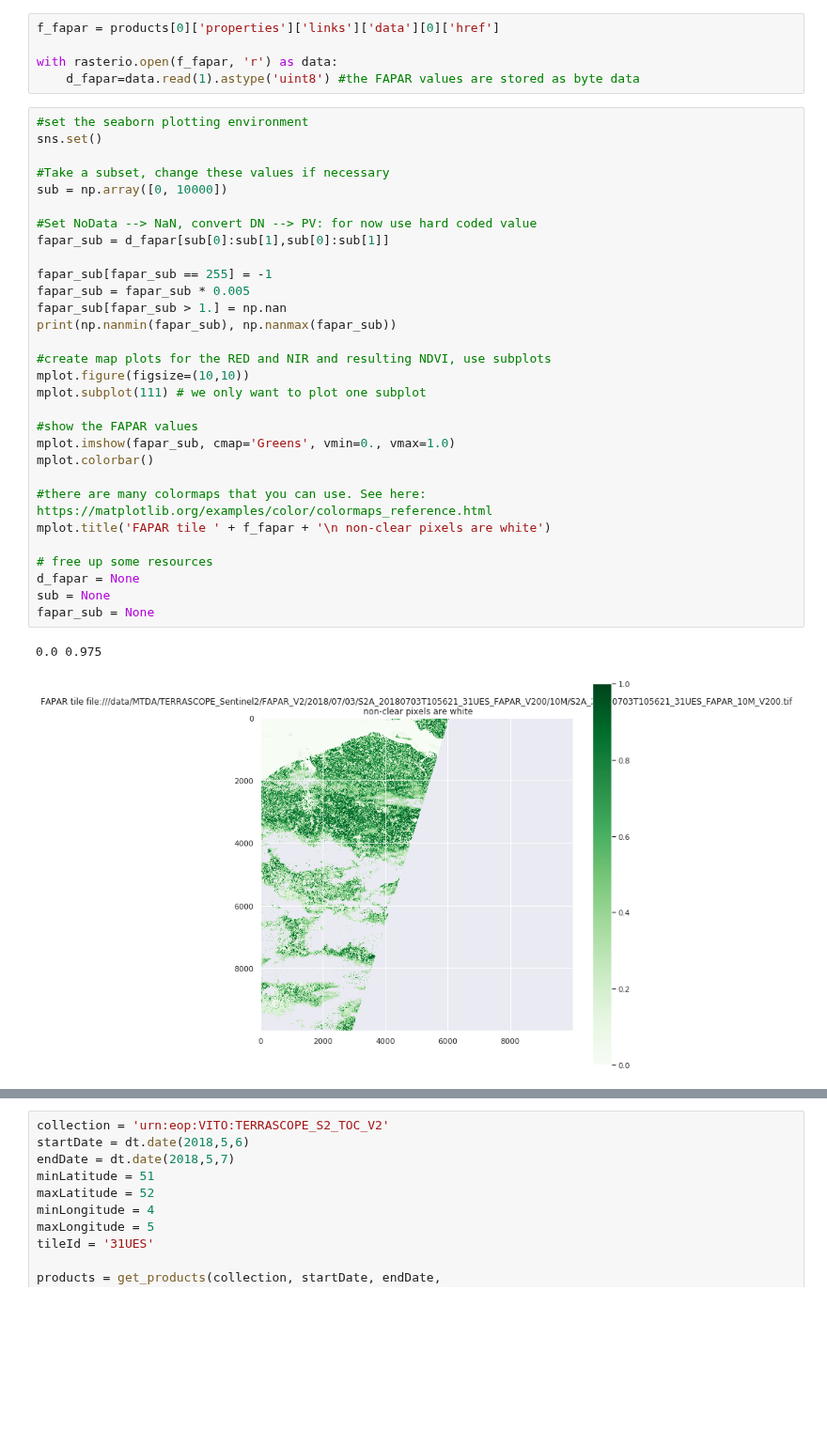
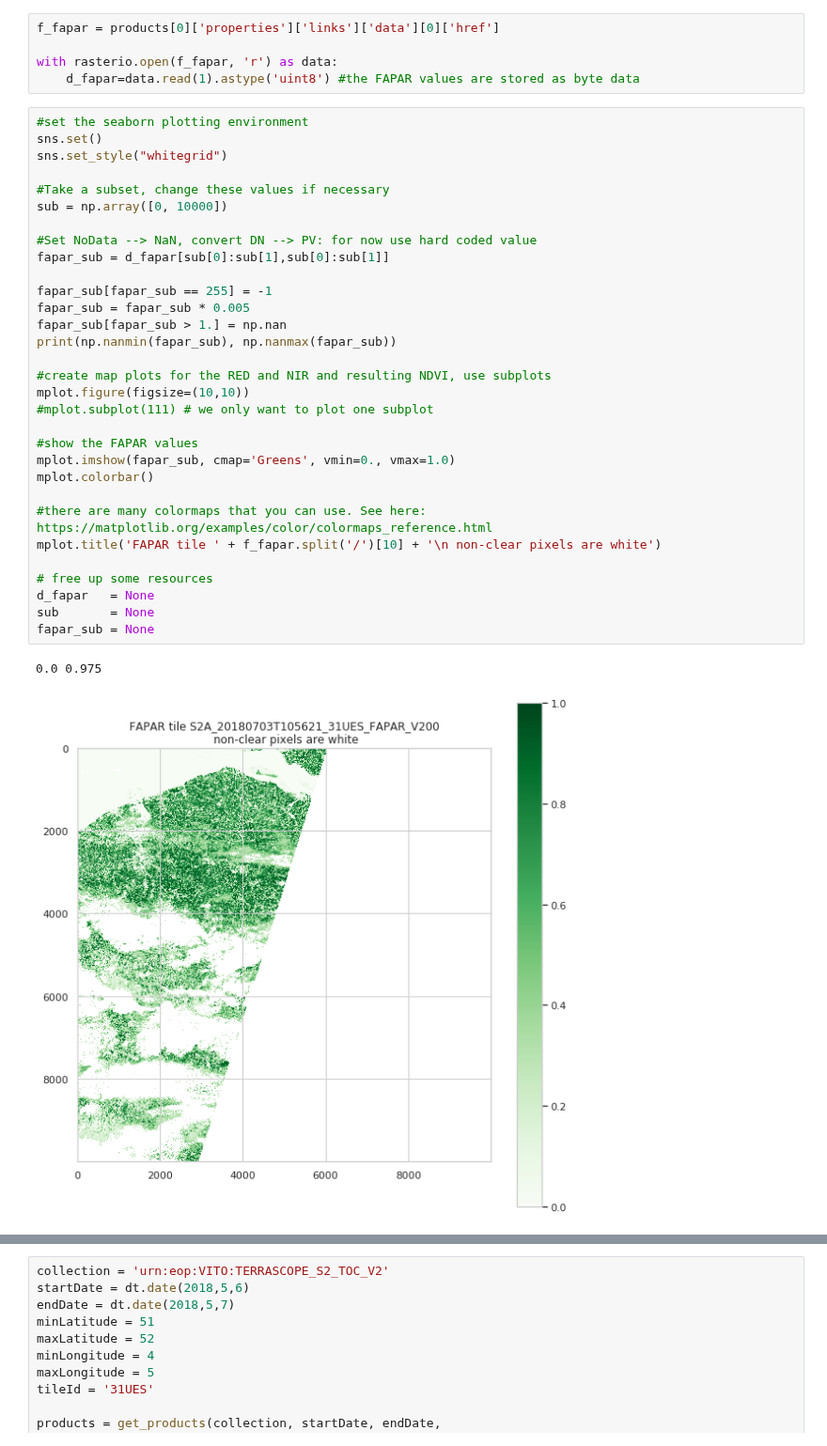
Before and after one commit to VITObelgium/notebook-samples, a Jupyter notebook: Terrascope/Advanced/TerrascopeRoadshow3.ipynb, the cells around one changed output, grey strips where cells are left out. Shown at 94% size. Drawn from its saved outputs; the diff is of its cells as text; blank space fills up the shorter version.

```diff
--- a/Terrascope/Advanced/TerrascopeRoadshow3.ipynb
+++ b/Terrascope/Advanced/TerrascopeRoadshow3.ipynb
@@ -173,36 +174,37 @@ with rasterio.open(f_fapar, 'r') as data:
 # %%
 #set the seaborn plotting environment
 sns.set()
+sns.set_style("whitegrid")
 
 #Take a subset, change these values if necessary
 sub = np.array([0, 10000])
 
 #Set NoData --> NaN, convert DN --> PV: for now use hard coded value
 fapar_sub = d_fapar[sub[0]:sub[1],sub[0]:sub[1]]
 
 fapar_sub[fapar_sub == 255] = -1
 fapar_sub = fapar_sub * 0.005
 fapar_sub[fapar_sub > 1.] = np.nan
 print(np.nanmin(fapar_sub), np.nanmax(fapar_sub))
 
 #create map plots for the RED and NIR and resulting NDVI, use subplots
 mplot.figure(figsize=(10,10))
-mplot.subplot(111) # we only want to plot one subplot
+#mplot.subplot(111) # we only want to plot one subplot
 
 #show the FAPAR values
 mplot.imshow(fapar_sub, cmap='Greens', vmin=0., vmax=1.0)
 mplot.colorbar()
 
 #there are many colormaps that you can use. See here: https://matplotlib.org/examples/color/colormaps_reference.html
-mplot.title('FAPAR tile ' + f_fapar + '\n non-clear pixels are white')
+mplot.title('FAPAR tile ' + f_fapar.split('/')[10] + '\n non-clear pixels are white')
 
 # free up some resources
-d_fapar = None
-sub = None
+d_fapar   = None
+sub       = None
 fapar_sub = None
 # %% [output]
 0.0 0.975
-[figure, old version]
+[figure, new version]
 # %% [markdown]
 Now, let's do some processing.
 1. we will look for the raw 10 m Sentinel-2 bands
```
Also changed, not shown: parts of 12 cells of this notebook, 2 other files.
